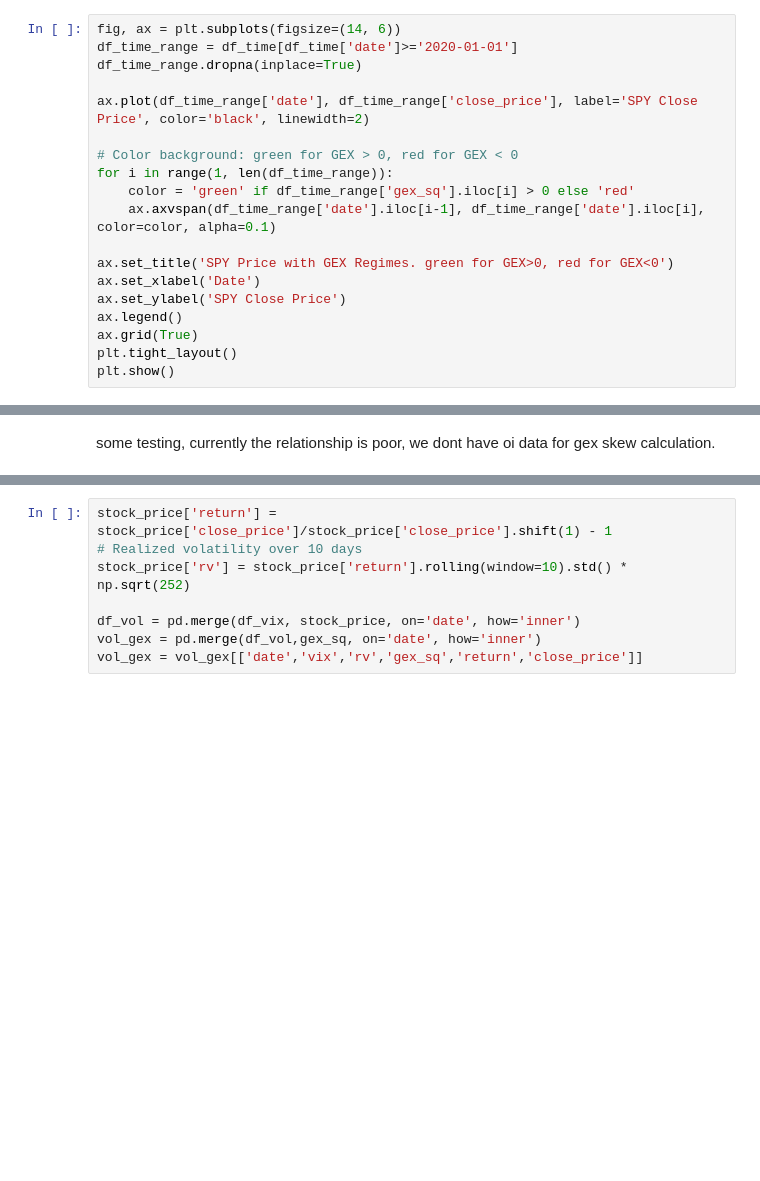
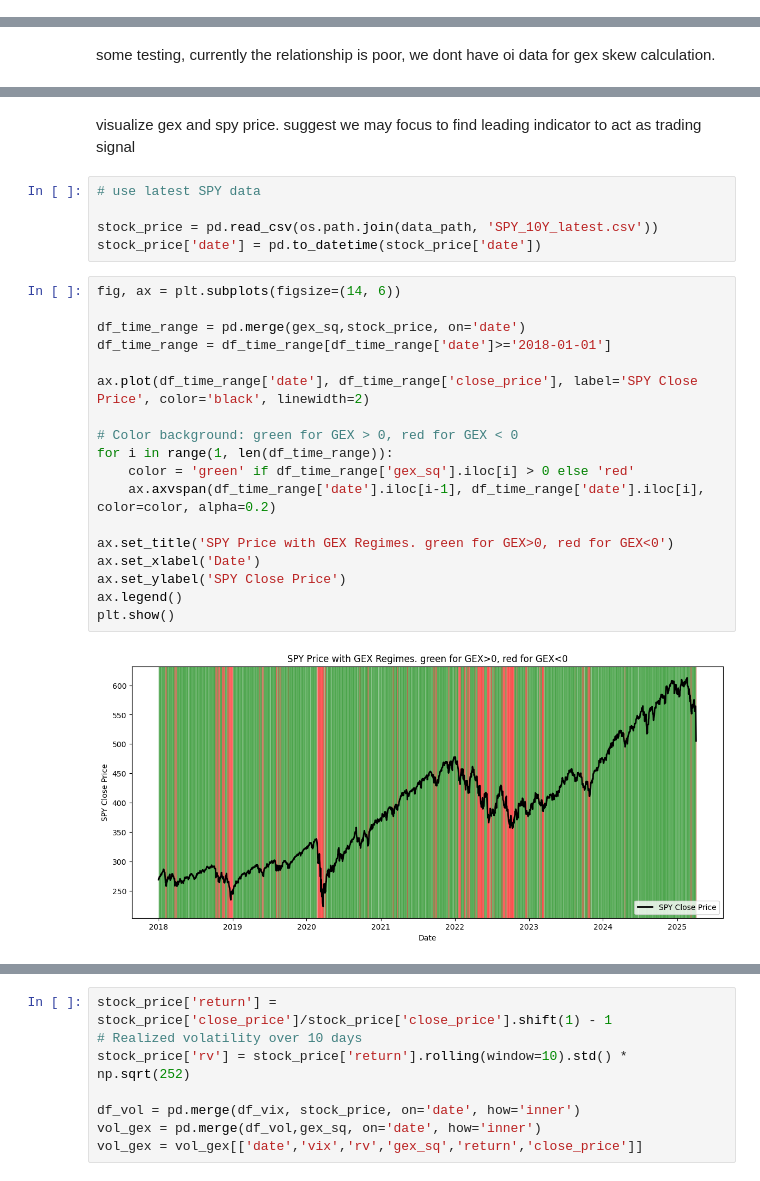
Before and after one commit to yifandill/Gamma_Exposure_Quant_Research, a Jupyter notebook: src/exploration.ipynb, the cells around one changed output, grey strips where cells are left out. Cells and saved outputs as stored; diff of their text form; blank space fills up the shorter version.

```diff
--- a/src/exploration.ipynb
+++ b/src/exploration.ipynb
@@ -146,19 +128,0 @@ visualize gex and spy price. suggest we may focus to find leading indicator to a
-# %%
-fig, ax = plt.subplots(figsize=(14, 6))
-df_time_range = df_time[df_time['date']>='2020-01-01']
-df_time_range.dropna(inplace=True)
-
-ax.plot(df_time_range['date'], df_time_range['close_price'], label='SPY Close Price', color='black', linewidth=2)
-
-# Color background: green for GEX > 0, red for GEX < 0
-for i in range(1, len(df_time_range)):
-    color = 'green' if df_time_range['gex_sq'].iloc[i] > 0 else 'red'
-    ax.axvspan(df_time_range['date'].iloc[i-1], df_time_range['date'].iloc[i], color=color, alpha=0.1)
-
-ax.set_title('SPY Price with GEX Regimes. green for GEX>0, red for GEX<0')
-ax.set_xlabel('Date')
-ax.set_ylabel('SPY Close Price')
-ax.legend()
-ax.grid(True)
-plt.tight_layout()
-plt.show()
@@ -245,3 +183,30 @@ Notes:
 [1] Standard Errors assume that the covariance matrix of the errors is correctly specified.
 [2] The condition number is large, 3.48e+11. This might indicate that there are
 strong multicollinearity or other numerical problems.
+# %% [markdown]
+visualize gex and spy price. suggest we may focus to find leading indicator to act as trading signal
+# %%
+# use latest SPY data
+
+stock_price = pd.read_csv(os.path.join(data_path, 'SPY_10Y_latest.csv'))
+stock_price['date'] = pd.to_datetime(stock_price['date'])
+# %%
+fig, ax = plt.subplots(figsize=(14, 6))
+
+df_time_range = pd.merge(gex_sq,stock_price, on='date')
+df_time_range = df_time_range[df_time_range['date']>='2018-01-01']
+
+ax.plot(df_time_range['date'], df_time_range['close_price'], label='SPY Close Price', color='black', linewidth=2)
+
+# Color background: green for GEX > 0, red for GEX < 0
+for i in range(1, len(df_time_range)):
+    color = 'green' if df_time_range['gex_sq'].iloc[i] > 0 else 'red'
+    ax.axvspan(df_time_range['date'].iloc[i-1], df_time_range['date'].iloc[i], color=color, alpha=0.2)
+
+ax.set_title('SPY Price with GEX Regimes. green for GEX>0, red for GEX<0')
+ax.set_xlabel('Date')
+ax.set_ylabel('SPY Close Price')
+ax.legend()
+plt.show()
+# %% [output]
+[figure, added]
```
Also changed, not shown: parts of 20 cells of this notebook.
